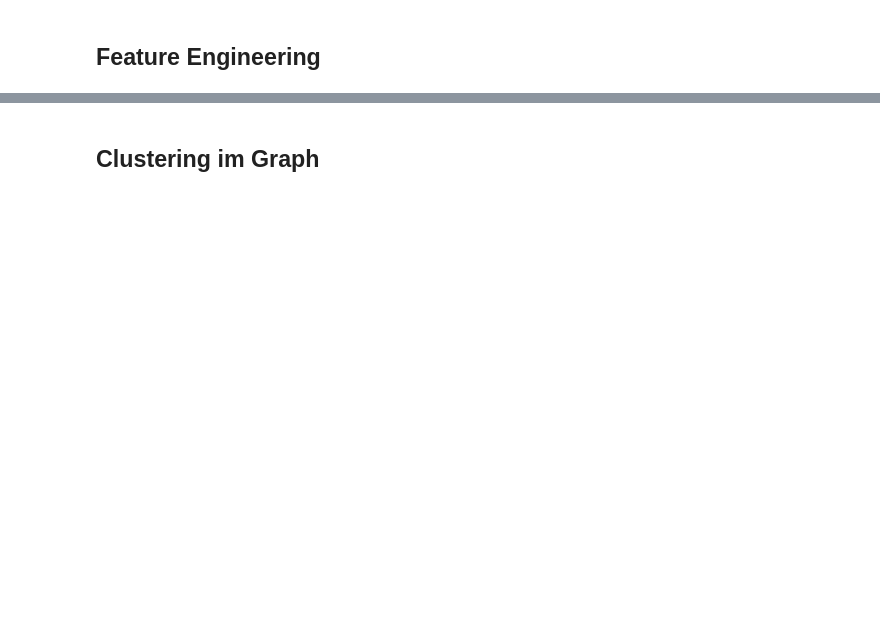
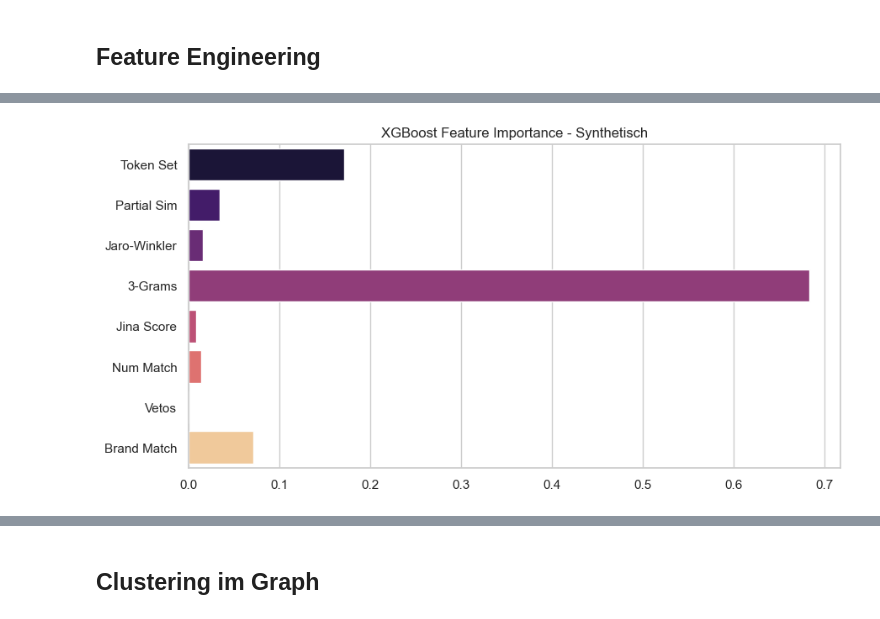
Before and after one commit to F1nnSBK/Entitiy-Resolution, a Jupyter notebook: entity_resolution.ipynb, the cells around one changed output, grey strips where cells are left out. Saved outputs shown, nothing was run; the diff lists cells and outputs as text; code cells hidden in the pictures; blank space fills up the shorter version.

```diff
--- a/entity_resolution.ipynb
+++ b/entity_resolution.ipynb
@@ -638,39 +615,70 @@ Label: 0
 # %%
-from sklearn.ensemble import RandomForestClassifier
+import xgboost as xgb
 from sklearn.model_selection import StratifiedKFold, cross_val_score
-import numpy as np
+from sklearn.metrics import classification_report, precision_recall_curve, confusion_matrix
+import matplotlib.pyplot as plt
+import seaborn as sns
 
-X = np.array(features)
-y = np.array(labels)
+def train_and_analyze_xgb(X, y, label="Dataset"):
+    print(f"\n--- ⚡ XGBoost Training & Zero-FP Analysis: {label} ---")
 
-rf = RandomForestClassifier(
-    n_estimators=500,
-    max_depth=25,
-    min_samples_leaf=2,
-    max_features="sqrt",
-    class_weight="balanced",
-    random_state=42
-)
+    ratio = np.sum(y==0) / np.sum(y==1)
 
-skf = StratifiedKFold(n_splits=10, shuffle=True, random_state=42)
-cv_scores = cross_val_score(rf, X, y, cv=skf, scoring='f1')
+    model = xgb.XGBClassifier(
+        n_estimators=1000,
+        max_depth=6,
+        learning_rate=0.05,
+        subsample=0.8,
+        colsample_bytree=0.8,
+        scale_pos_weight=ratio,
+        random_state=42,
+        eval_metric='logloss'
+    )
 
-print("--- Cross-validation results ---")
-print(f"F1 scores: {cv_scores}")
-print(f"Mean F1 score: {np.mean(cv_scores):.4f} (+/- {np.std(cv_scores):.4f})\n")
+    cv = StratifiedKFold(n_splits=5, shuffle=True, random_state=42)
+    scores = cross_val_score(model, X, y, cv=cv, scoring='f1')
+    print(f"Mean F1-Score (CV): {np.mean(scores):.4f}")
 
-rf.fit(X, y)
+    model.fit(X, y)
+    probs = model.predict_proba(X)[:, 1]
 
-probabilities = rf.predict_proba(X)[:, 1]
-strict_threshold = 0.91
-predictions = (probabilities >= strict_threshold).astype(int)
-confirmed_pairs = []
+    precision, recall, thresholds = precision_recall_curve(y, probs)
 
-for idx, pred in enumerate(predictions):
-    if pred == 1:
-        id_noisy = df_noisy.iloc[idx // 5].name
-        id_base = I[idx // 5][idx % 5]
-        confirmed_pairs.append((f"noisy_{id_noisy}", f"base_{id_base}"))
+    zero_fp_mask = precision == 1.0
+    if any(zero_fp_mask):
+        idx = np.where(zero_fp_mask)[0][0]
+        opt_thresh = thresholds[idx] if idx < len(thresholds) else np.max(probs)
+        print(f"Zero-FP Threshold gefunden: {opt_thresh:.4f}")
+    else:
+        opt_thresh = np.max(probs)
+        print(f"Warnung: Kein 0-FP Threshold. Max Probs: {opt_thresh:.4f}")
 
-print(f"Number of confirmed duplicate pairs: {len(confirmed_pairs)}")
+    final_preds = (probs >= opt_thresh).astype(int)
+    tn, fp, fn, tp = confusion_matrix(y, final_preds).ravel()
+
+    print(f"\nAbsolutes Ergebnis (Threshold {opt_thresh:.4f}):")
+    print(f"False Positives (FP): {fp}")
+    print(f"True Positives (TP):  {tp}")
+    print(f"Recall:               {tp/(tp+fn):.4f}")
+
+    feature_names = [
+        'Token Set',      # fuzz.token_set_ratio
+        'Partial Sim',    # fuzz.partial_ratio
+        'Jaro-Winkler',   # JaroWinkler.similarity
+        '3-Grams',        # ngram_sim
+        'Jina Score',     # distance_score
+        'Num Match',      # num_match
+        'Vetos',          # veto_conflicts
+        'Brand Match'     # brand_match (NEU)
+    ]
+
+    plt.figure(figsize=(10, 5))
+    sns.barplot(x=model.feature_importances_, y=feature_names, hue=feature_names, palette="magma", legend=False)
+    plt.title(f"XGBoost Feature Importance - {label}")
+    plt.show()
+
+    return model, opt_thresh
+
+model_syn, thresh_syn = train_and_analyze_xgb(X_syn, y_syn, "Synthetisch")
+model_real, thresh_real = train_and_analyze_xgb(X_real, y_real, "Amazon-Google")
 # %% [output]
@@ -682,0 +693 @@ Number of confirmed duplicate pairs: 113
+[figure, added]
```
Also changed, not shown: parts of 19 cells of this notebook.
